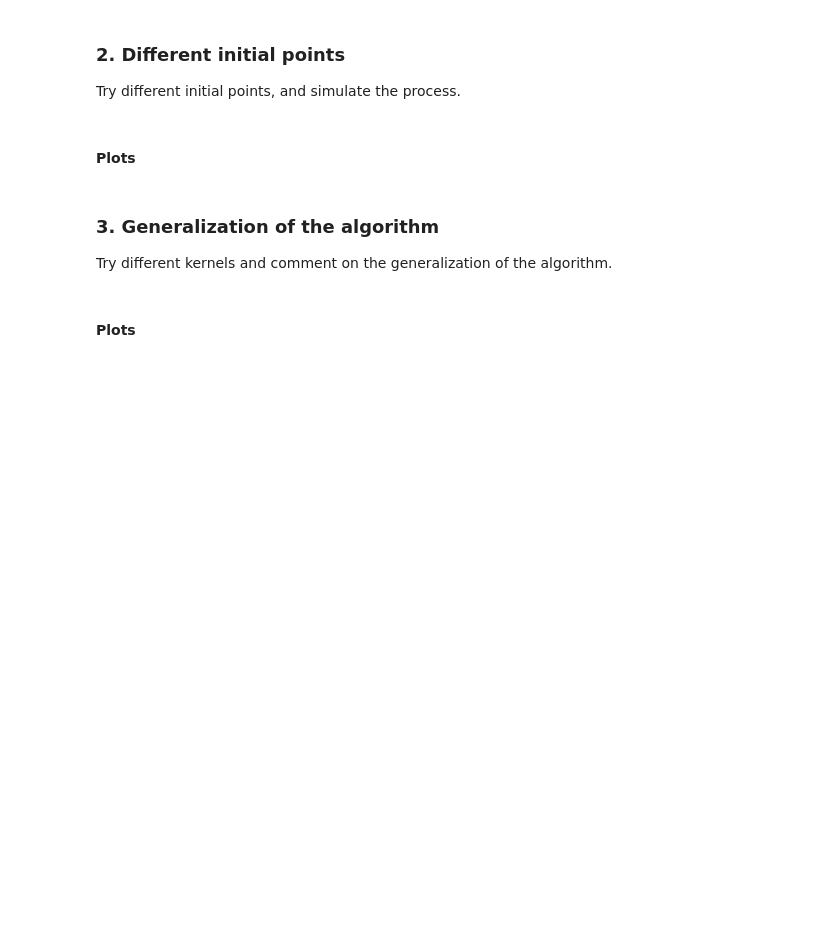
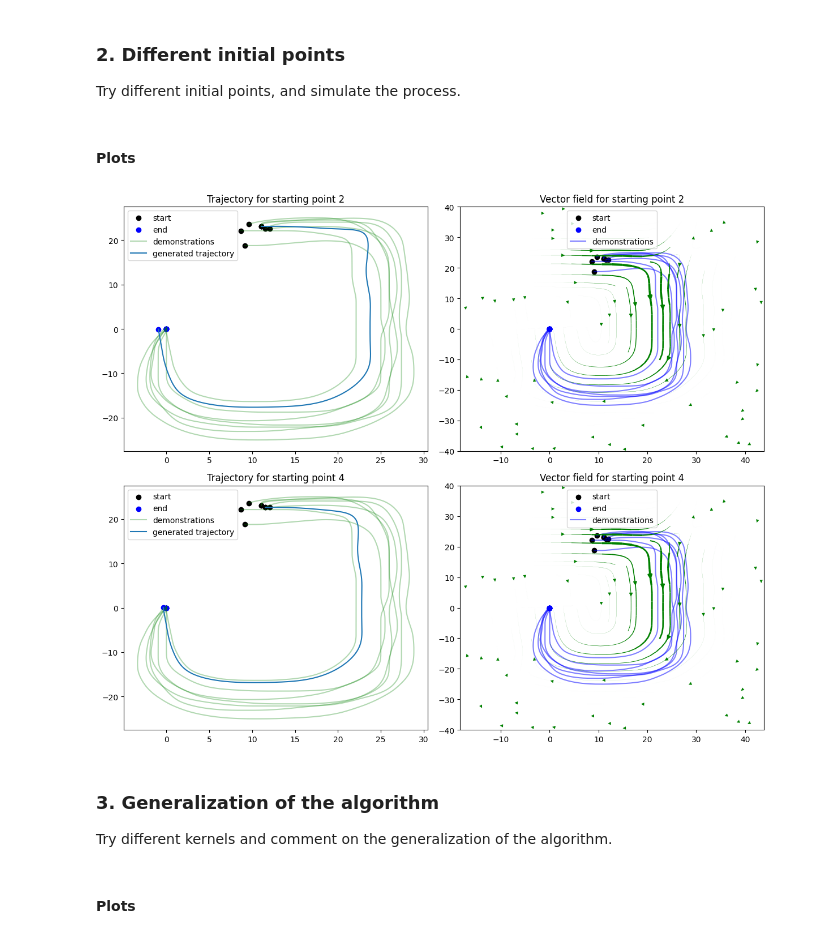
Before and after one commit to AshrithSagar/CP321-ILR-2025, a Jupyter notebook: Assignments/Assignment-3_6/Assignment6_RegressionTechniques(GPR).ipynb, the cells around one changed output. Saved outputs shown, nothing was run; the diff lists cells and outputs as text; code cells hidden in the pictures; blank space fills up the shorter version.

```diff
--- a/Assignments/Assignment-3_6/Assignment6_RegressionTechniques(GPR).ipynb
+++ b/Assignments/Assignment-3_6/Assignment6_RegressionTechniques(GPR).ipynb
@@ -63,6 +67,10 @@ fit_gpr(dataset="j", kernel=rbf_kernel, show_prior_posterior=False)
 Try different initial points, and simulate the process.
 # %% [markdown]
 #### Plots
+# %%
+different_initial_points_gpr(dataset="j", kernel=rbf_kernel, initial_points=[2, 4])
+# %% [output]
+[figure, added]
 # %% [markdown]
 ### 3. Generalization of the algorithm
 
```
Also changed, not shown: parts of 3 cells of this notebook, 1 other file.
